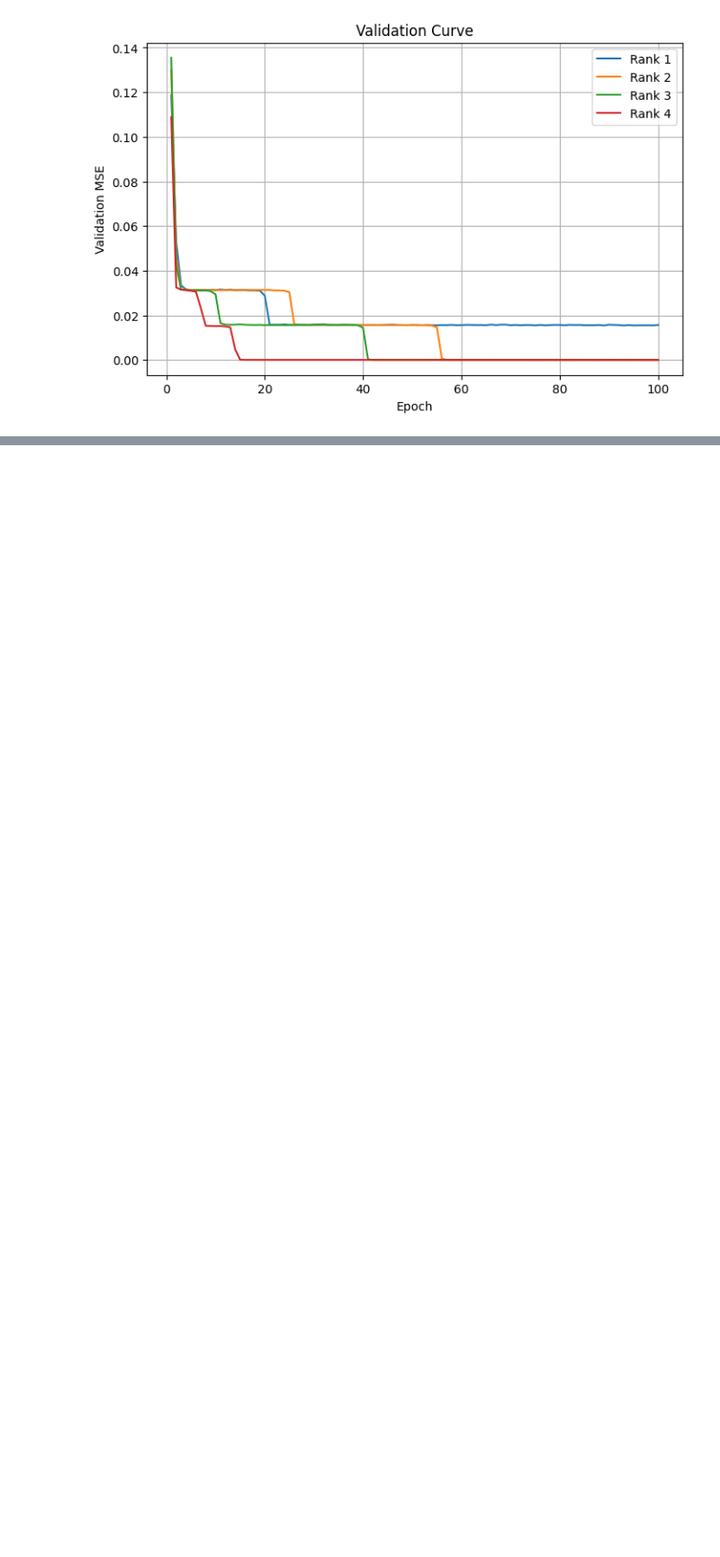
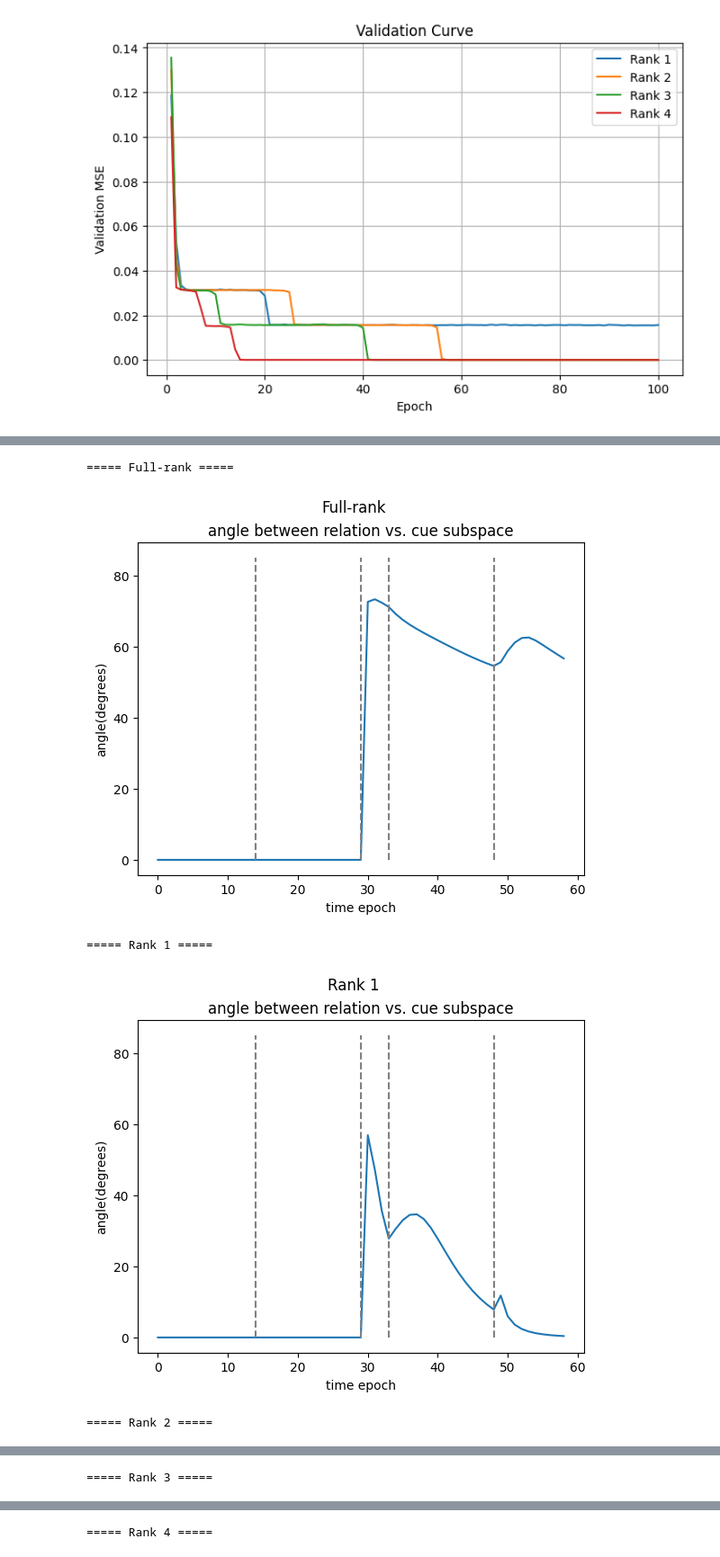
Before and after one commit to hyeonseoy30-stack/Low-rank_RNN_proj, a Jupyter notebook: Untitled20.ipynb, the cells around one changed output, grey strips where cells are left out. Shown at 90% size. Drawn from its saved outputs; the diff is of its cells as text; code cells hidden in the pictures; blank space fills up the shorter version.

```diff
--- a/Untitled20.ipynb
+++ b/Untitled20.ipynb
@@ -705,0 +1083,18 @@ plt.show()
+# %%
+hidden_results = {}
+
+for name, model in models.items():
+
+    hidden, fc_arr, btheta_arr, x_arr, y_arr, cuetheta_arr = \
+        collect_hidden_states(model, val_ds)
+
+    hidden_results[name] = {
+        "hidden": hidden,
+        "fc": fc_arr,
+        "btheta": btheta_arr,
+        "x": x_arr,
+        "y": y_arr,
+        "cuetheta": cuetheta_arr,
+    }
+
+    print(f"{name}: hidden shape = {hidden.shape}")
@@ -705,0 +1107,2 @@ plt.show()
+# %%
+colors16 = RF.condition_colors(btheta_arr,cuetheta_arr,relperiod=0,cuecondi=0)
@@ -705,0 +1111,19 @@ plt.show()
+# %%
+for name, result in hidden_results.items():
+    print(f"\n===== {name} =====")
+
+    RF.PAacrosstime_plot(
+        result["btheta"],
+        result["cuetheta"],
+        result["hidden"],
+        colors16
+    )
+
+    plt.suptitle(name)
+    plt.show()
+# %% [output]
+===== Full-rank =====
+[figure, added]
+===== Rank 1 =====
+[figure, added]
+===== Rank 2 =====
@@ -705,0 +1131 @@ plt.show()
+===== Rank 3 =====
@@ -705,0 +1133 @@ plt.show()
+===== Rank 4 =====
```
Also changed, not shown: parts of 12 cells of this notebook.
